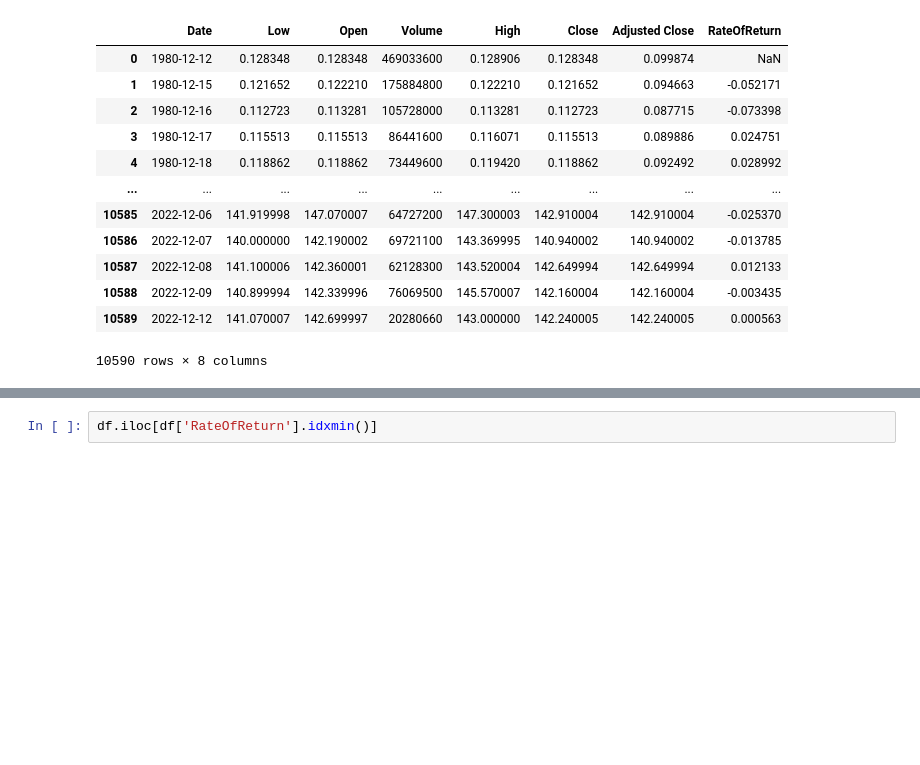
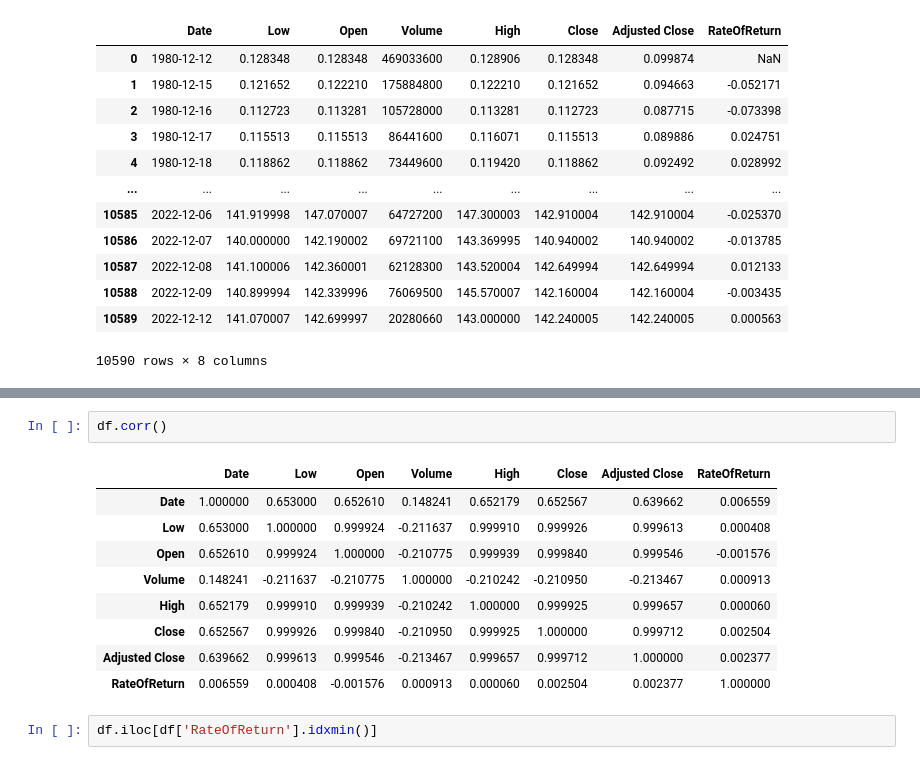
Before and after one commit to GJMrem/Stock-Market, a Jupyter notebook: notebooks/exploration.ipynb, the cells around one changed output, grey strips where cells are left out. Saved outputs shown, nothing was run; the diff lists cells and outputs as text; blank space fills up the shorter version.

```diff
--- a/notebooks/exploration.ipynb
+++ b/notebooks/exploration.ipynb
@@ -35,3 +70,15 @@ df.describe()
+# %%
+df.corr()
+# %% [output]
+|  | Date | Low | Open | Volume | High | Close | Adjusted Close | RateOfReturn |
+| Date | 1.000000 | 0.653000 | 0.652610 | 0.148241 | 0.652179 | 0.652567 | 0.639662 | 0.006559 |
+| Low | 0.653000 | 1.000000 | 0.999924 | -0.211637 | 0.999910 | 0.999926 | 0.999613 | 0.000408 |
+| Open | 0.652610 | 0.999924 | 1.000000 | -0.210775 | 0.999939 | 0.999840 | 0.999546 | -0.001576 |
+| Volume | 0.148241 | -0.211637 | -0.210775 | 1.000000 | -0.210242 | -0.210950 | -0.213467 | 0.000913 |
+| High | 0.652179 | 0.999910 | 0.999939 | -0.210242 | 1.000000 | 0.999925 | 0.999657 | 0.000060 |
+| Close | 0.652567 | 0.999926 | 0.999840 | -0.210950 | 0.999925 | 1.000000 | 0.999712 | 0.002504 |
+| Adjusted Close | 0.639662 | 0.999613 | 0.999546 | -0.213467 | 0.999657 | 0.999712 | 1.000000 | 0.002377 |
+| RateOfReturn | 0.006559 | 0.000408 | -0.001576 | 0.000913 | 0.000060 | 0.002504 | 0.002377 | 1.000000 |
 # %%
 df.iloc[df['RateOfReturn'].idxmin()]
 # %% [output]
```
Also changed, not shown: parts of 9 cells of this notebook.
